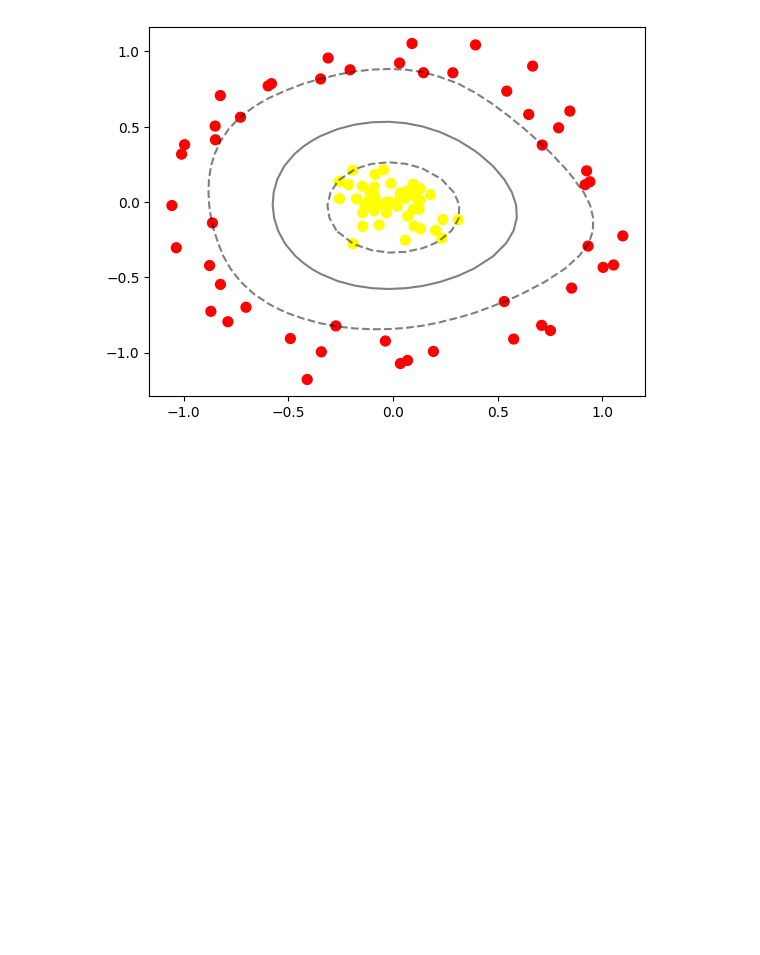
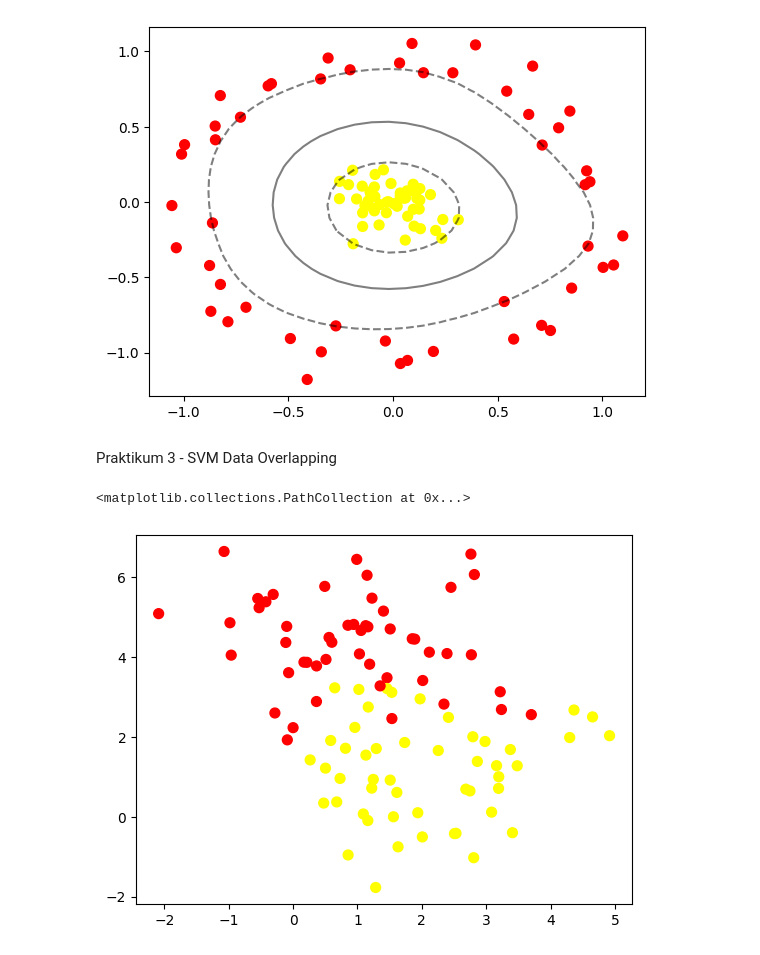
Before and after one commit to AlfredaDhaifullah04/Pembelajaran_Mesin_2026, a Jupyter notebook: TG9_JS11_Alfreda.ipynb, the cells around one changed output. Cells and saved outputs as stored; diff of their text form; code cells hidden in the pictures; blank space fills up the shorter version.

Commit message:
praktikum 3 - SVM Data Overlapping

```diff
--- a/TG9_JS11_Alfreda.ipynb
+++ b/TG9_JS11_Alfreda.ipynb
@@ -203,3 +203,5 @@ SVC(C=1000000.0)
 # %% [output]
 <matplotlib.collections.PathCollection at 0x...>
 [figure]
+# %% [markdown]
+Praktikum 3 - SVM Data Overlapping
@@ -205,0 +245,7 @@ SVC(C=1000000.0)
+# %%
+	X, y = make_blobs(n_samples=100, centers=2,
+	                  random_state=0, cluster_std=1.2)
+	plt.scatter(X[:, 0], X[:, 1], c=y, s=50, cmap='autumn')
+# %% [output]
+<matplotlib.collections.PathCollection at 0x...>
+[figure, added]
```
Also changed, not shown: parts of 3 cells of this notebook.
